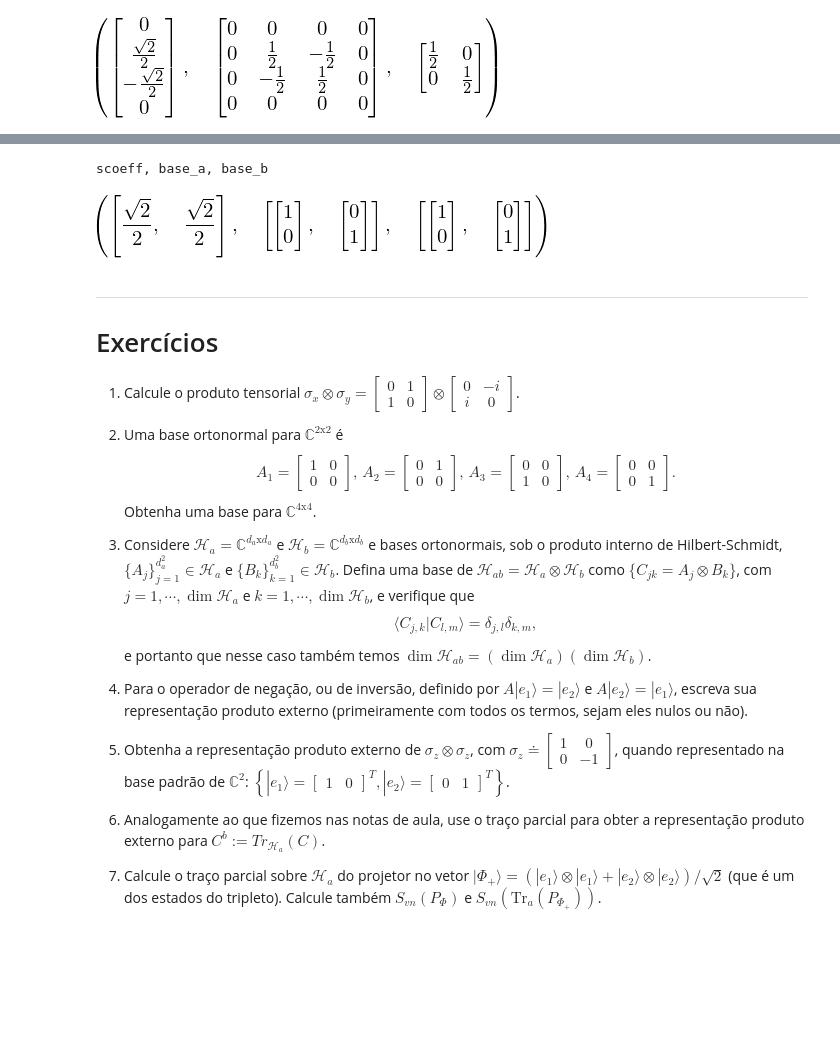
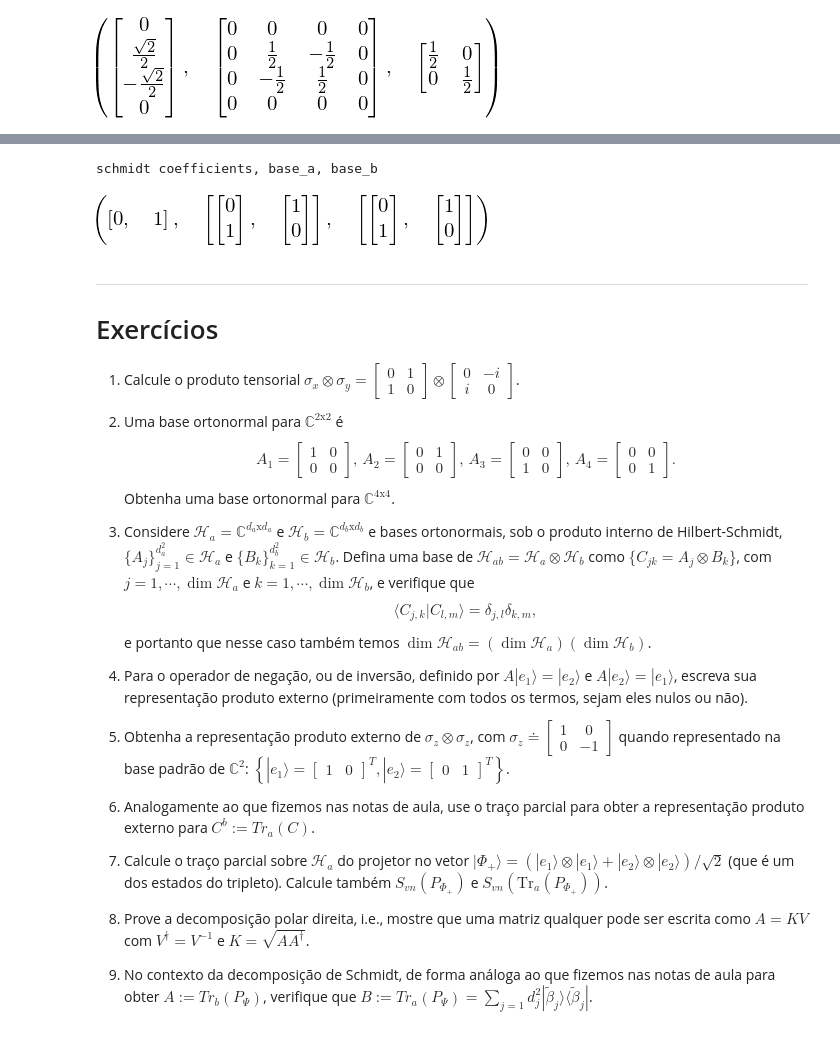
Before and after one commit to jonasmaziero/algebra_linear, a Jupyter notebook: 05_composite.ipynb, the cells around one changed output, grey strips where cells are left out. Drawn from its saved outputs; the diff is of its cells as text; code cells hidden in the pictures; blank space fills up the shorter version.

```diff
--- a/05_composite.ipynb
+++ b/05_composite.ipynb
@@ -309,8 +317,0 @@ Concluimos assim a prova do teorema.
-# %%
-# Por enquanto não consegui a implementação simbólica dessa função
-A = np.array([[2,3,5],[5,7,11],[13,17,19]])
-U, J = polar(A, 'left')
-print('U=',str(U))
-print('J=',str(J))
-b = lapack.zheevd(J)
-print('b=',str(b[0]))
@@ -342,6 +338,0 @@ completando assim a prova do teorema.
-# %%
-A = Matrix([[2,3,5],[5,7,11],[13,17,19]])
-U, D, W = mpmath.svd(A)
-print('U = ',U)
-print('D = ',D)
-print('W = ',W)
@@ -416,7 +422,7 @@ def schmidt_decomp(da,db,Psi):
     P_Psi = proj(Psi)
     A = ptrace(da, db, P_Psi, 'b')
     eig_a = A.eigenvects()
-    B = ptrace(da, db, P_Psi, 'b')
+    B = ptrace(da, db, P_Psi, 'a')
     eig_b = B.eigenvects()
     ne = 0
     j = 0
@@ -437,13 +443,13 @@ def schmidt_decomp(da,db,Psi):
         j += 1
     return scoeff, base_a, base_b
 # %%
-Psi = Matrix([[1/sqrt(2)],[0],[0],[1/sqrt(2)]])
+Psi1 = Matrix([[1/sqrt(2)],[0],[0],[1/sqrt(2)]]); Psi2 = Matrix([[1],[0],[0],[0]])
+Psi = Psi2
 scoeff, base_a, base_b = schmidt_decomp(2,2,Psi)
-print('scoeff, base_a, base_b')
-scoeff, base_a, base_b
+print('schmidt coefficients, base_a, base_b'); simplify(scoeff), simplify(base_a), simplify(base_b)
 # %% [output]
-scoeff, base_a, base_b
+schmidt coefficients, base_a, base_b
-[figure, old version]
+[figure, new version]
 # %% [markdown]
 ---
 # Exercícios
@@ -454,7 +460,7 @@ scoeff, base_a, base_b
 \begin{equation}
 A_{1}=\begin{bmatrix}1&0\\0&0\end{bmatrix}\text{, }A_{2}=\begin{bmatrix}0&1\\0&0\end{bmatrix}\text{, }A_{3}=\begin{bmatrix}0&0\\1&0\end{bmatrix}\text{, }A_{4}=\begin{bmatrix}0&0\\0&1\end{bmatrix}.
 \end{equation}
-Obtenha uma base para $\mathbb{C}^{4\mathrm{x}4}$.
+Obtenha uma base ortonormal para $\mathbb{C}^{4\mathrm{x}4}$.
 
 1. Considere $\mathcal{H}_{a}=\mathbb{C}^{d_{a}\mathrm{x}d_{a}}$ e $\mathcal{H}_{b}=\mathbb{C}^{d_{b}\mathrm{x}d_{b}}$ e bases ortonormais, sob o produto interno de Hilbert-Schmidt, $\{A_{j}\}_{j=1}^{d_{a}^{2}}\in\mathcal{H}_{a}$ e $\{B_{k}\}_{k=1}^{d_{b}^{2}}\in\mathcal{H}_{b}$. Defina uma base de $ \mathcal{H}_{ab}=\mathcal{H}_{a}\otimes\mathcal{H}_{b}$ como $\{C_{jk}=A_{j}\otimes B_{k}\}$, com $j=1,\cdots,\dim\mathcal{H}_{a}$ e $k=1,\cdots,\dim\mathcal{H}_{b}$, e verifique que
 \begin{equation}
@@ -464,8 +470,12 @@ e portanto que nesse caso também temos $\dim\mathcal{H}_{ab}=(\dim\mathcal{H}_{
 
 1. Para o operador de negação, ou de inversão, definido por $A|e_{1}\rangle=|e_{2}\rangle$ e $A|e_{2}\rangle=|e_{1}\rangle$, escreva sua representação produto externo (primeiramente com todos os termos, sejam eles nulos ou não).
 
-1. Obtenha a representação produto externo de $\sigma_{z}\otimes\sigma_{z}$, com $\sigma_{z}\doteq\begin{bmatrix}1&0\\0&-1\end{bmatrix}$, quando representado na base padrão de $\mathbb{C}^{2}$: $\left\{|e_{1}\rangle=\begin{bmatrix}1&0\end{bmatrix}^{T},|e_{2}\rangle=\begin{bmatrix}0&1\end{bmatrix}^{T}\right\}$.
+1. Obtenha a representação produto externo de $\sigma_{z}\otimes\sigma_{z}$, com $\sigma_{z}\doteq\begin{bmatrix}1&0\\0&-1\end{bmatrix}$ quando representado na base padrão de $\mathbb{C}^{2}$: $\left\{|e_{1}\rangle=\begin{bmatrix}1&0\end{bmatrix}^{T},|e_{2}\rangle=\begin{bmatrix}0&1\end{bmatrix}^{T}\right\}$.
 
-1. Analogamente ao que fizemos nas notas de aula, use o traço parcial para obter a representação produto externo para $C^{b}:=Tr_{\mathcal{H}_{a}}(C)$.
+1. Analogamente ao que fizemos nas notas de aula, use o traço parcial para obter a representação produto externo para $C^{b}:=Tr_{a}(C)$.
 
-1. Calcule o traço parcial sobre $\mathcal{H}_{a}$ do projetor no vetor $|\Phi_{+}\rangle=(|e_{1}\rangle\otimes|e_{1}\rangle+|e_{2}\rangle\otimes|e_{2}\rangle)/\sqrt{2}$ (que é um dos estados do tripleto). Calcule também $S_{vn}(P_{\Phi})$ e $S_{vn}(\mathrm{Tr}_{a}(P_{\Phi_{+}}))$.
+1. Calcule o traço parcial sobre $\mathcal{H}_{a}$ do projetor no vetor $|\Phi_{+}\rangle=(|e_{1}\rangle\otimes|e_{1}\rangle+|e_{2}\rangle\otimes|e_{2}\rangle)/\sqrt{2}$ (que é um dos estados do tripleto). Calcule também $S_{vn}(P_{\Phi_{+}})$ e $S_{vn}(\mathrm{Tr}_{a}(P_{\Phi_{+}}))$.
+
+1. Prove a decomposição polar direita, i.e., mostre que uma matriz qualquer pode ser escrita como $A=KV$ com $V^{\dagger}=V^{-1}$ e $K=\sqrt{AA^{\dagger}}$.
+
+1. No contexto da decomposição de Schmidt, de forma análoga ao que fizemos nas notas de aula para obter $A:=Tr_{b}(P_{\Psi})$, verifique que $B:=Tr_{a}(P_{\Psi})=\sum_{j=1}d_{j}^{2}|\tilde{\beta}_{j}\rangle\langle\tilde{\beta}_{j}|$.
```
Also changed, not shown: parts of 10 cells of this notebook.
